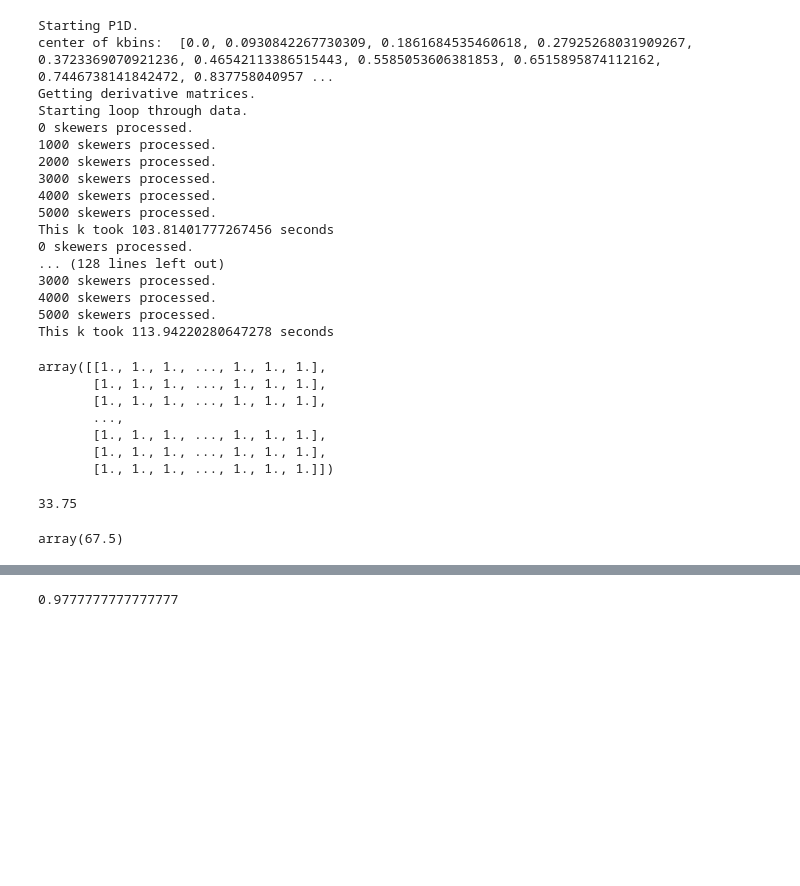
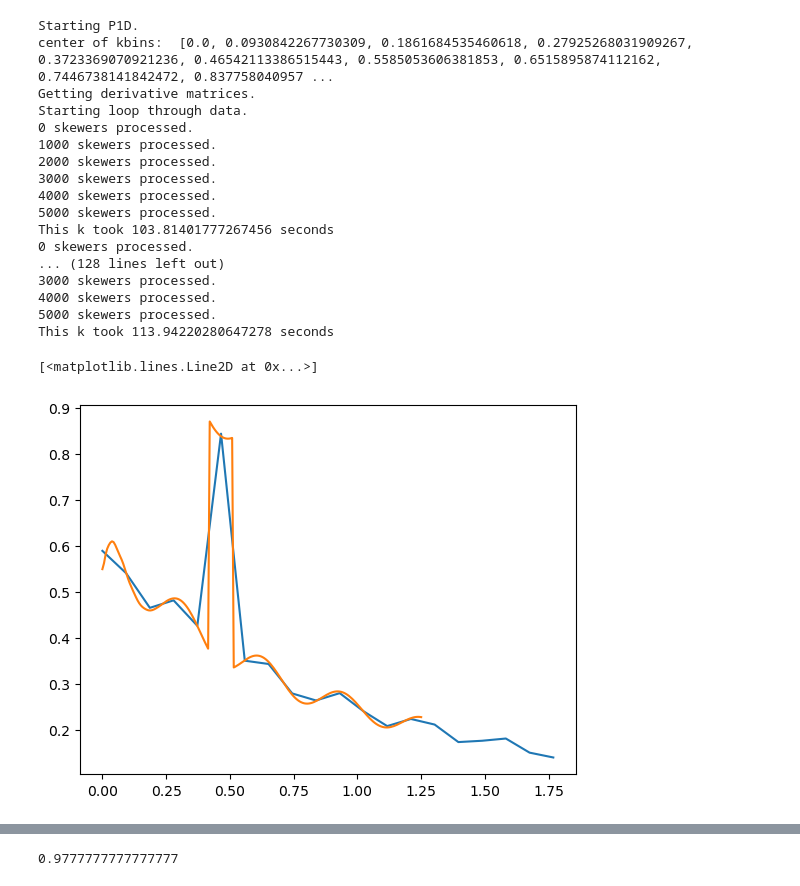
Before and after one commit to marlena6/p1d-px-fft-weight, a Jupyter notebook: notebooks/qmle_vs_fft_masked_p1d.ipynb, the cells around one changed output, grey strips where cells are left out. Cells and saved outputs as stored; diff of their text form; code cells hidden in the pictures; blank space fills up the shorter version.

```diff
--- a/notebooks/qmle_vs_fft_masked_p1d.ipynb
+++ b/notebooks/qmle_vs_fft_masked_p1d.ipynb
@@ -267,24 +276,6 @@ This k took 103.81401777267456 seconds
 4000 skewers processed.
 5000 skewers processed.
 This k took 113.94220280647278 seconds
-# %%
-mask[:10]
-# %% [output]
-array([[1., 1., 1., ..., 1., 1., 1.],
-       [1., 1., 1., ..., 1., 1., 1.],
-       [1., 1., 1., ..., 1., 1., 1.],
-       ...,
-       [1., 1., 1., ..., 1., 1., 1.],
-       [1., 1., 1., ..., 1., 1., 1.],
-       [1., 1., 1., ..., 1., 1., 1.]])
-# %%
-np.amax(delta_x_matrix)
-# %% [output]
-33.75
-# %%
-L
-# %% [output]
-array(67.5)
 # %%
 delta_flux_k_masked = (np.fft.fft(delta_flux_masked)).astype(np.complex64)
 delta_flux_k = (np.fft.fft(delta_flux)).astype(np.complex64)
@@ -297,2 +288,8 @@ p1d_fid = est.bin_model(kfine, p1d_fine, kbin_est, Nbin//2-2)
+# %%
+plt.plot(kpar[:20], p1d_fid[:20])
+plt.plot(kfine[:200], contaminated_p1d[:200])
+# %% [output]
+[<matplotlib.lines.Line2D at 0x...>]
+[figure, added]
 # %%
 p1d_unmasked_fft = np.mean((delta_flux_k.__abs__())**2, axis=0)
```
Also changed, not shown: parts of 19 cells of this notebook, 3 other files.
